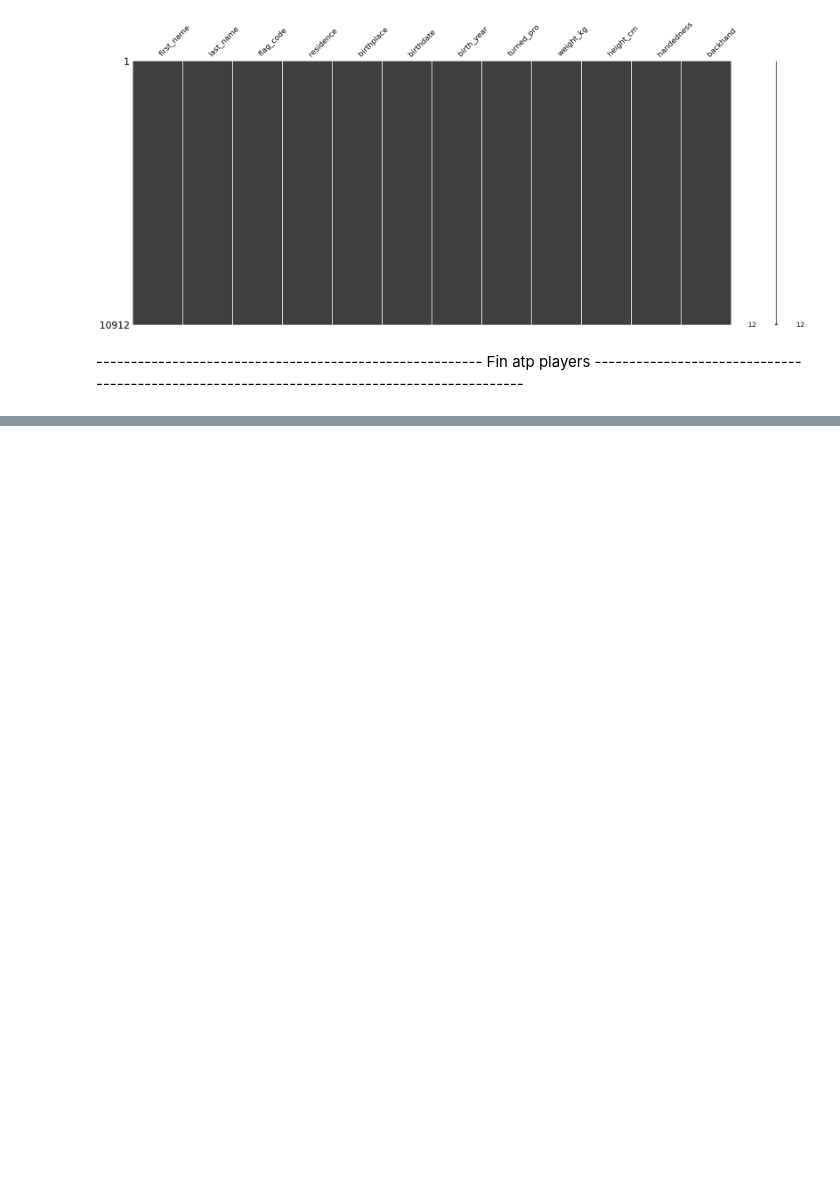
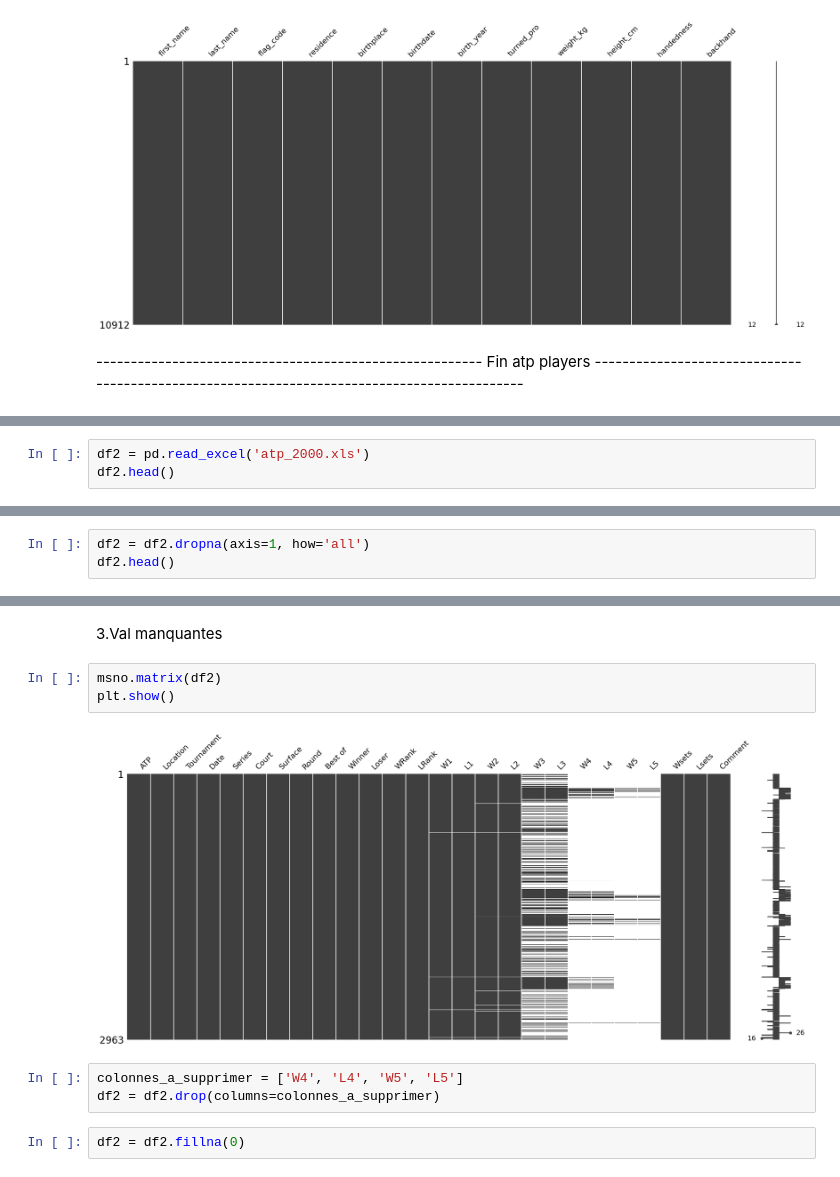
Before and after one commit to S0nia11/Projet_Sp-, a Jupyter notebook: Nettoyage data/Datasets/atp-match-data/Nettoyage_atp.ipynb, the cells around one changed output, grey strips where cells are left out. Drawn from its saved outputs; the diff is of its cells as text; blank space fills up the shorter version.

```diff
--- a/Nettoyage data/Datasets/atp-match-data/Nettoyage_atp.ipynb
+++ b/Nettoyage data/Datasets/atp-match-data/Nettoyage_atp.ipynb
@@ -67,0 +71,3 @@ plt.show()
+# %%
+df2 = pd.read_excel('atp_2000.xls')
+df2.head()
@@ -67,0 +84,3 @@ plt.show()
+# %%
+df2 = df2.dropna(axis=1, how='all')
+df2.head()
@@ -67,0 +95,12 @@ plt.show()
+# %% [markdown]
+3.Val manquantes
+# %%
+msno.matrix(df2)
+plt.show()
+# %% [output]
+[figure, added]
+# %%
+colonnes_a_supprimer = ['W4', 'L4', 'W5', 'L5']
+df2 = df2.drop(columns=colonnes_a_supprimer)
+# %%
+df2 = df2.fillna(0)
```
Also changed, not shown: parts of 8 cells of this notebook.
